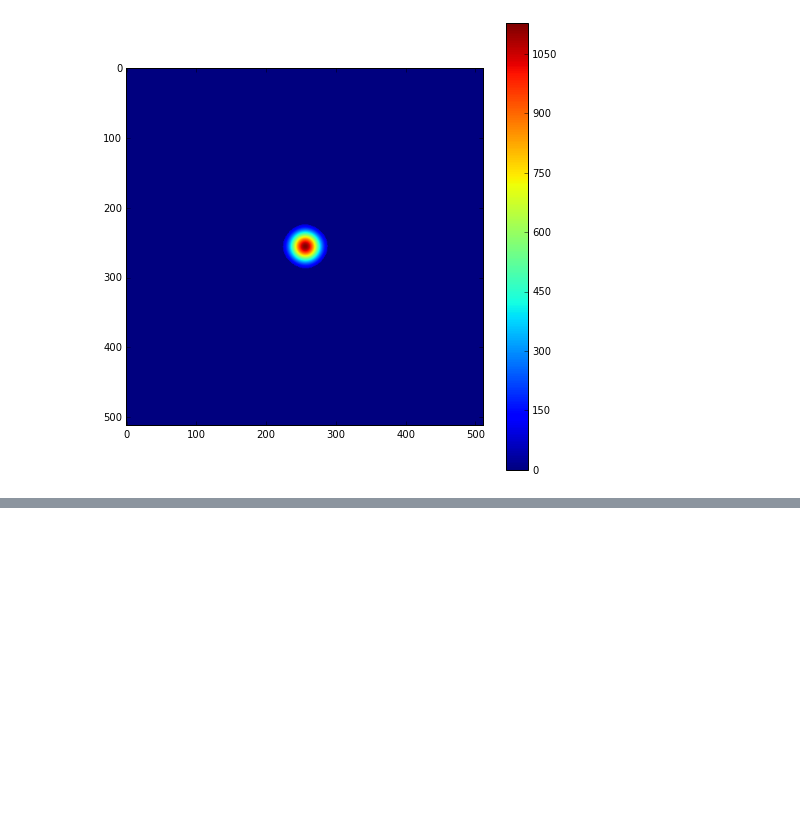
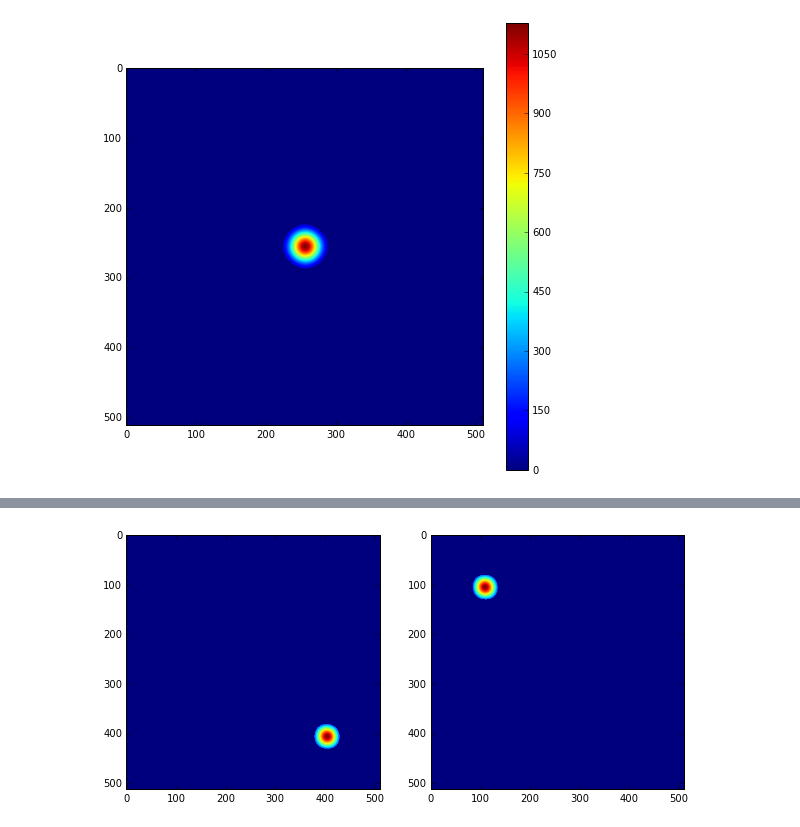
Before and after one commit to nsmidth/CPSLO-Speckle-Reduction, a Jupyter notebook: 15-12-11_centroids.ipynb, the cells around one changed output, grey strips where cells are left out. Cells and saved outputs as stored; diff of their text form; code cells hidden in the pictures; blank space fills up the shorter version.

Commit message:
Side Lobes Calculated

```diff
--- a/15-12-11_centroids.ipynb
+++ b/15-12-11_centroids.ipynb
@@ -215,0 +218,22 @@ plt.colorbar()
+# %%
+## Finding indices of side lobes
+# Possible indices of side lobes
+i_side_lobes = [0,1,2]
+# Remove the center lobe index
+i_side_lobes.remove(i_center)
+
+# Make empty mask images
+mask_side = np.zeros((2,np.shape(autocorr)[0],np.shape(autocorr)[1]))
+
+# Create masks for both side lobes
+for i in np.arange(2):
+    cv2.drawContours(mask_side[i],contours,i_side_lobes[i],(1,1,1),-1)
+    lobe_side =
+
+# View both side lobes
+plt.figure(figsize=(10,5))
+for i in np.arange(2):
+    plt.subplot(1,2,i+1)
+    plt.imshow(np.multiply(autocorr,mask_side[i]))
+# %% [output]
+[figure, added]
```
Also changed, not shown: parts of 3 cells of this notebook.
